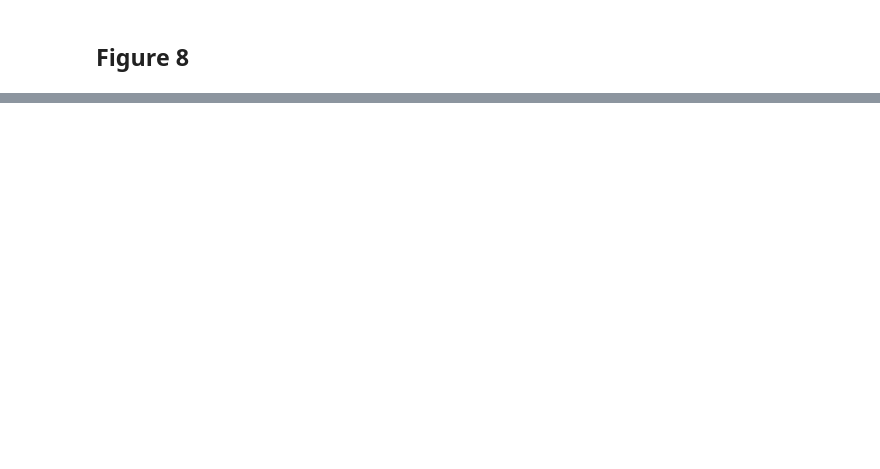
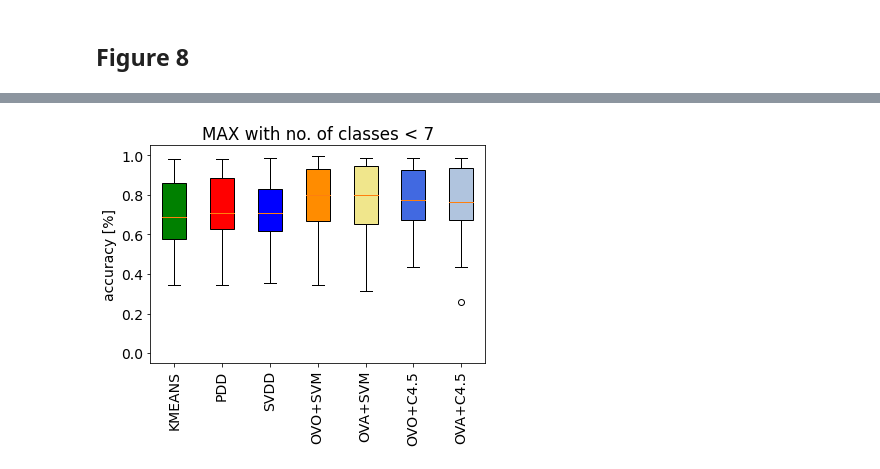
Before and after one commit to las33/MCSProject, a Jupyter notebook: Charts.ipynb, the cells around one changed output, grey strips where cells are left out. Drawn from its saved outputs; the diff is of its cells as text; code cells hidden in the pictures; blank space fills up the shorter version.

```diff
--- a/Charts.ipynb
+++ b/Charts.ipynb
@@ -130,0 +295,4 @@ knn_win_tie_loss_plot(df_k3, 'DESthr vs 3m-NN')
+# %%
+boxplot_experiment3(classifiers_results2, classifiers_results_occ2, 'MAX', 'MAX with no. of classes < 7')
+# %% [output]
+[figure, added]
```
Also changed, not shown: parts of 19 cells of this notebook, 12 other files.
